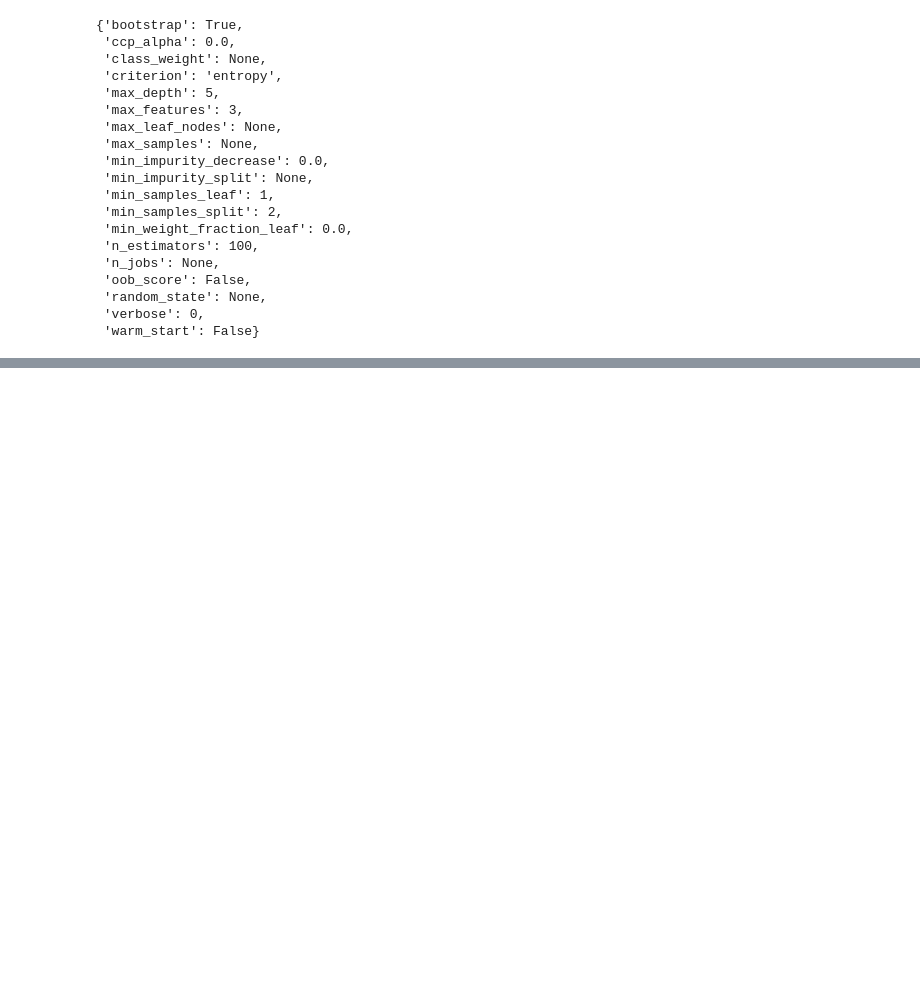
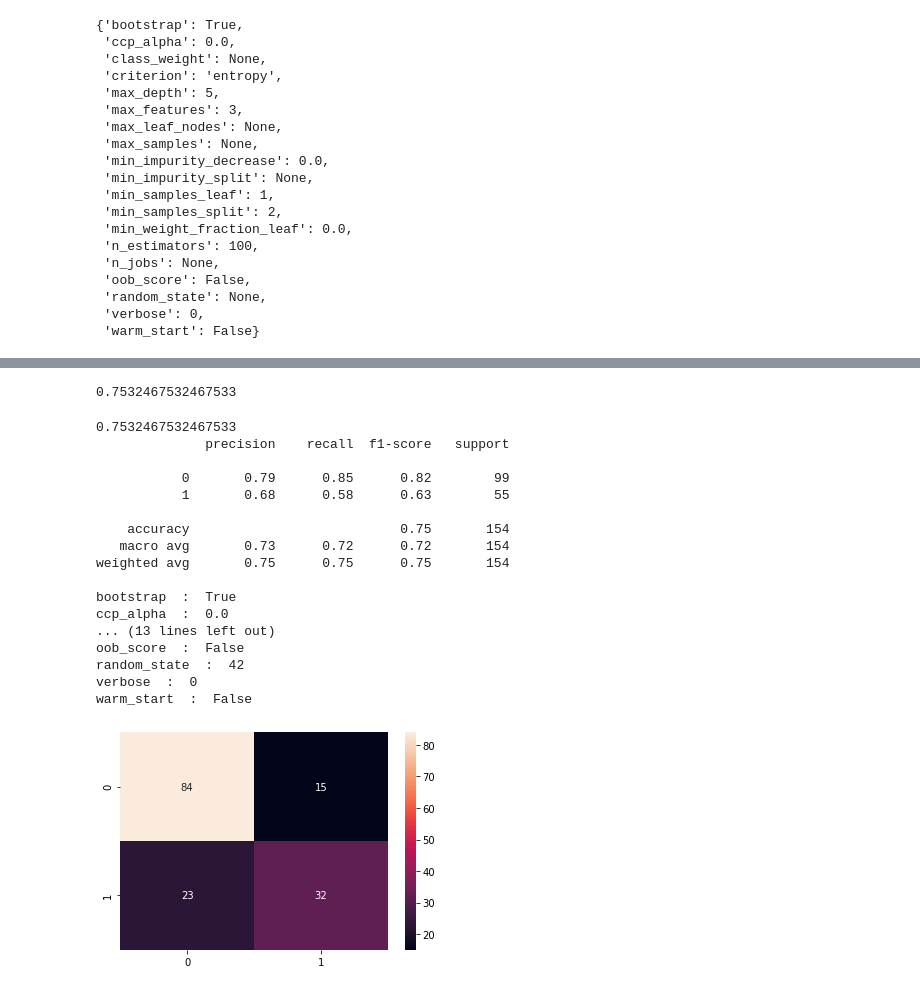
Before and after one commit to ChristinaPDS/DiabetesMLProject, a Jupyter notebook: DiabetesMLProject.ipynb, the cells around one changed output, grey strips where cells are left out. Saved outputs shown, nothing was run; the diff lists cells and outputs as text; code cells hidden in the pictures; blank space fills up the shorter version.

```diff
--- a/DiabetesMLProject.ipynb
+++ b/DiabetesMLProject.ipynb
@@ -406,0 +373,18 @@ NEXT
+# %%
+#Create a for loop to try different paramters automatically rather than manually
+max_features = [1, 3, 5, 7]
+n_estimators = [1, 2, 3, 4, 5]
+criterion = ['gini', 'entropy']
+performance = []
+
+for n in n_estimators:
+    for maxe in max_features:
+        for cri in criterion:
+            rf = RandomForestClassifier(n_estimators = n, max_features = maxe, criterion=cri, random_state=42)
+            rf.fit(X_train, y_train)
+            y_pred = rf.predict(X_test)
+            print(accuracy_score(y_test, y_pred))
+            performance.append(accuracy_score(y_test, y_pred))
+            print('Number of n_estimators {}'.format(n), 'Number of max_features {}'.format(maxe),
+                 'criterion used: {}'.format(cri))
+            print('NEXT')
@@ -406,0 +409,5 @@ NEXT
+# %%
+rf = RandomForestClassifier(n_estimators = 4, max_features = 5, criterion='entropy')
+rf.fit(X_train, y_train)
+y_pred = rf.predict(X_test)
+print(accuracy_score(y_test, y_pred))
@@ -406,0 +440,5 @@ NEXT
+# %%
+performance.sort()
+print(performance[-1])
+# %% [output]
+0.7532467532467533
@@ -406,0 +453,29 @@ NEXT
+# %%
+rf = RandomForestClassifier(n_estimators = 4, max_features = 3, criterion='gini', random_state=42)
+rf.fit(X_train, y_train)
+y_pred = rf.predict(X_test)
+print(accuracy_score(y_test, y_pred))
+print(classification_report(y_test, y_pred))
+matr = confusion_matrix(y_test, y_pred)
+sns.heatmap(pd.DataFrame(matr), annot=True)
+for key, value in rf.get_params().items():
+    print(key, ' : ', value)
+# %% [output]
+0.7532467532467533
+              precision    recall  f1-score   support
+
+           0       0.79      0.85      0.82        99
+           1       0.68      0.58      0.63        55
+
+    accuracy                           0.75       154
+   macro avg       0.73      0.72      0.72       154
+weighted avg       0.75      0.75      0.75       154
+
+bootstrap  :  True
+ccp_alpha  :  0.0
+... (13 lines left out)
+oob_score  :  False
+random_state  :  42
+verbose  :  0
+warm_start  :  False
+[figure, added]
```
Also changed, not shown: parts of 6 cells of this notebook.
